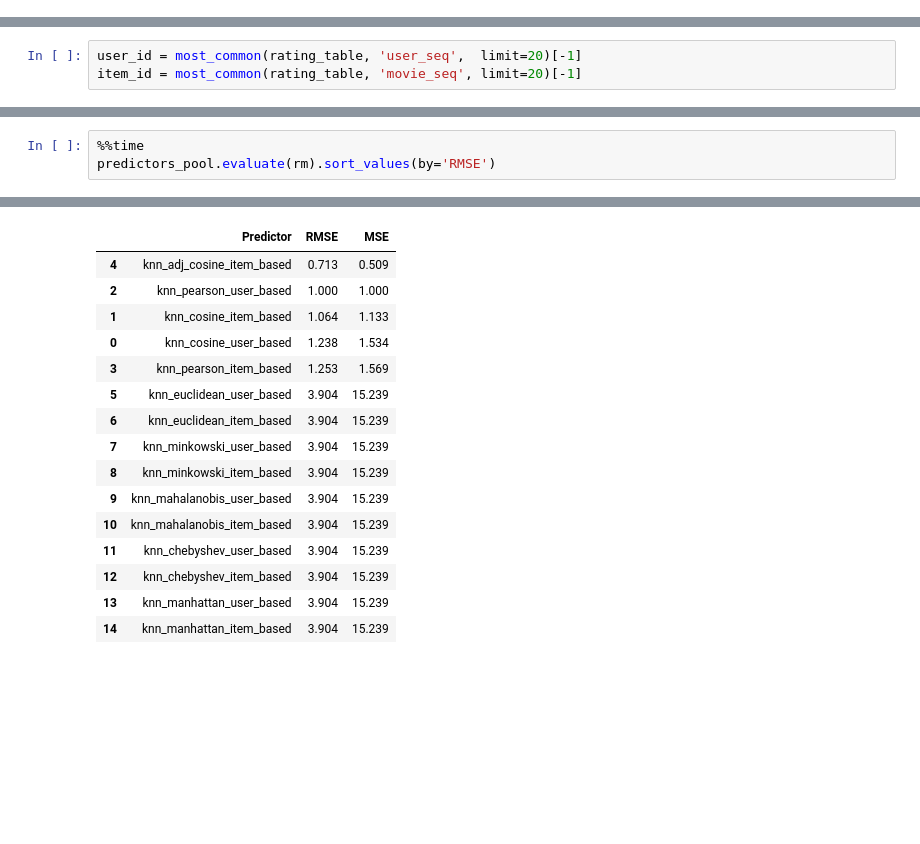
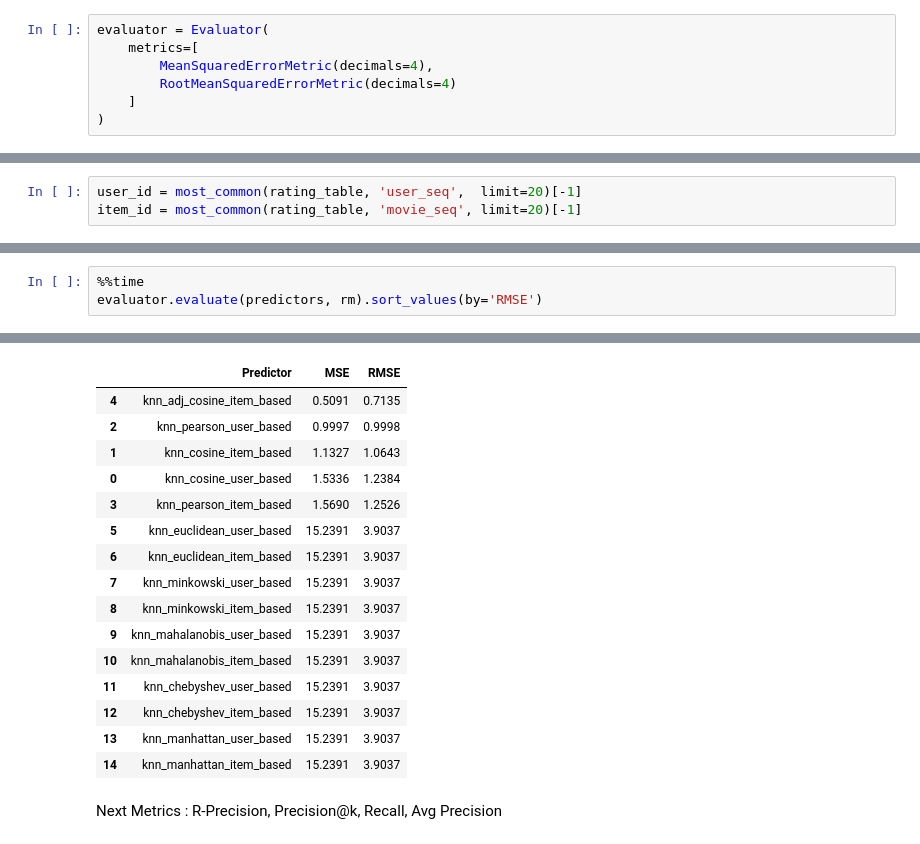
Before and after one commit to adrianmarino/cf-rec-sys-examples, a Jupyter notebook: cf_rec_sys_examples.ipynb, the cells around one changed output, grey strips where cells are left out. Saved outputs shown, nothing was run; the diff lists cells and outputs as text; blank space fills up the shorter version.

```diff
--- a/cf_rec_sys_examples.ipynb
+++ b/cf_rec_sys_examples.ipynb
@@ -178,5 +183,12 @@ show_similar_users(indices, similarities, user_id)
 * $K$ could be calculated using any subclass of [SimilarityService](https://github.com/adrianmarino/cf-rec-sys-examples/blob/master/src/similarity/service/similarity_service.py) ([CommonSimilarityService](https://github.com/adrianmarino/cf-rec-sys-examples/blob/master/src/similarity/service/impl/common_similarity_service.py) or [AdjustedCosineSimilarityService](https://github.com/adrianmarino/cf-rec-sys-examples/blob/master/src/similarity/service/impl/adjusted_cosine_similarity_service.py)).
 * $\overline{r}_{u}$ is the mean of all ratings made by $u$ user.
 * $r_{o,i} - \overline{r}_{o}$ is the diference between the $o$ user rating to $i$ item and $\overline{r}_{o}$ mean. Is used to adjust the user associated biases. User biases occur as certain users may tend to always give high or low ratings to all items.
+# %%
+evaluator = Evaluator(
+    metrics=[
+        MeanSquaredErrorMetric(decimals=4),
+        RootMeanSquaredErrorMetric(decimals=4)
+    ]
+)
 # %%
 predictor = predictor_factory.create('knn_cosine_user_based', rm, n_neighbors)
@@ -455,4 +480,4 @@ Wall time: 83.4 ms
 # %%
 %%time
-predictors_pool.evaluate(rm).sort_values(by='RMSE')
+evaluator.evaluate(predictors, rm).sort_values(by='RMSE')
 # %% [output]
@@ -461,16 +486,18 @@ Wall time: 1min 47s
-|  | Predictor | RMSE | MSE |
-| 4 | knn_adj_cosine_item_based | 0.713 | 0.509 |
-| 2 | knn_pearson_user_based | 1.000 | 1.000 |
-| 1 | knn_cosine_item_based | 1.064 | 1.133 |
-| 0 | knn_cosine_user_based | 1.238 | 1.534 |
-| 3 | knn_pearson_item_based | 1.253 | 1.569 |
-| 5 | knn_euclidean_user_based | 3.904 | 15.239 |
-| 6 | knn_euclidean_item_based | 3.904 | 15.239 |
-| 7 | knn_minkowski_user_based | 3.904 | 15.239 |
-| 8 | knn_minkowski_item_based | 3.904 | 15.239 |
-| 9 | knn_mahalanobis_user_based | 3.904 | 15.239 |
-| 10 | knn_mahalanobis_item_based | 3.904 | 15.239 |
-| 11 | knn_chebyshev_user_based | 3.904 | 15.239 |
-| 12 | knn_chebyshev_item_based | 3.904 | 15.239 |
-| 13 | knn_manhattan_user_based | 3.904 | 15.239 |
-| 14 | knn_manhattan_item_based | 3.904 | 15.239 |
+|  | Predictor | MSE | RMSE |
+| 4 | knn_adj_cosine_item_based | 0.5091 | 0.7135 |
+| 2 | knn_pearson_user_based | 0.9997 | 0.9998 |
+| 1 | knn_cosine_item_based | 1.1327 | 1.0643 |
+| 0 | knn_cosine_user_based | 1.5336 | 1.2384 |
+| 3 | knn_pearson_item_based | 1.5690 | 1.2526 |
+| 5 | knn_euclidean_user_based | 15.2391 | 3.9037 |
+| 6 | knn_euclidean_item_based | 15.2391 | 3.9037 |
+| 7 | knn_minkowski_user_based | 15.2391 | 3.9037 |
+| 8 | knn_minkowski_item_based | 15.2391 | 3.9037 |
+| 9 | knn_mahalanobis_user_based | 15.2391 | 3.9037 |
+| 10 | knn_mahalanobis_item_based | 15.2391 | 3.9037 |
+| 11 | knn_chebyshev_user_based | 15.2391 | 3.9037 |
+| 12 | knn_chebyshev_item_based | 15.2391 | 3.9037 |
+| 13 | knn_manhattan_user_based | 15.2391 | 3.9037 |
+| 14 | knn_manhattan_item_based | 15.2391 | 3.9037 |
+# %% [markdown]
+Next Metrics : R-Precision, Precision@k, Recall, Avg Precision
```
Also changed, not shown: parts of 20 cells of this notebook, 18 other files.
